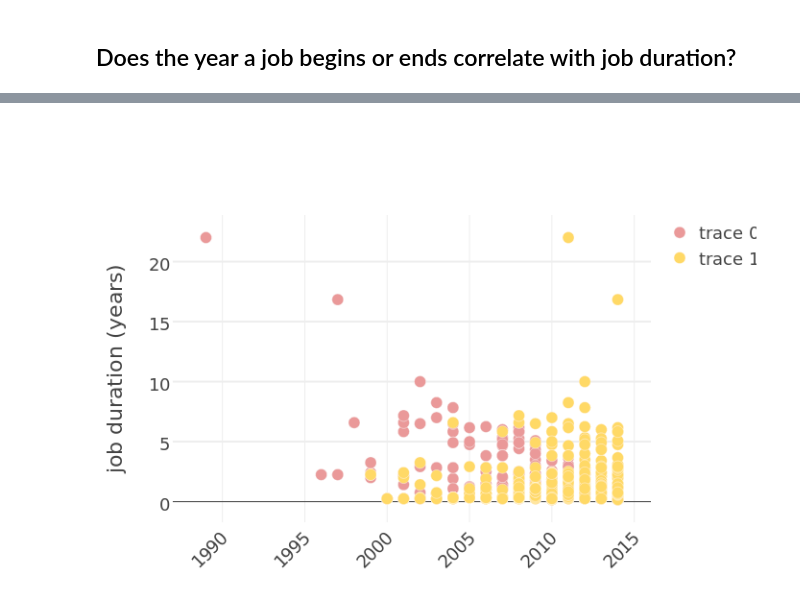
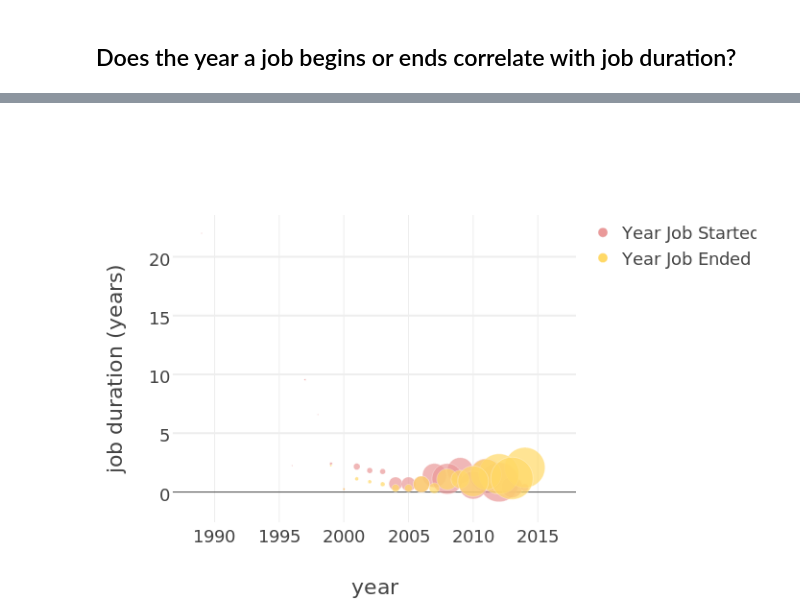
Before and after one commit to lchircus/developher_hackathon2014, a Jupyter notebook: inSights into LinkedIn by iSightful.ipynb, the cells around one changed output, grey strips where cells are left out. Cells and saved outputs as stored; diff of their text form; code cells hidden in the pictures.

Commit message:
updates to scatter to bubble plot

```diff
--- a/inSights into LinkedIn by iSightful.ipynb
+++ b/inSights into LinkedIn by iSightful.ipynb
@@ -385,3 +385,11 @@ jobs.head()
 | 5 | Interactive Design Intern | remind101 | July 2012 | September 2012 | 3 months | San Francisco Bay Area | 0.250000 | Intern | CA | ... |
 | 6 | Junior Designer | The Shotwell Company | September 2011 | July 2012 | 11 months | San Francisco Bay Area | 0.916667 | Designer | CA | ... |
 | 7 | Marketing and Print Intern | Club One | September 2011 | December 2011 | 4 months | San Francisco Bay Area | 0.333333 | Intern | CA | ... |
+# %%
+startYearGroups = jobs.groupby('startYear')
+summaryTableS = startYearGroups['Duration_yr'].agg([np.sum, np.mean, np.std, np.median, len]).sort('median', ascending=False)
+print summaryTableS
+
+endYearGroups = jobs.groupby('endYear')
+summaryTableE = endYearGroups['Duration_yr'].agg([np.sum, np.mean, np.std, np.median, len]).sort('median', ascending=False)
+print summaryTableE
@@ -388,13 +414,12 @@ jobs.head()
 # %%
-# make bubble plot with plotly
-
 trace1 = Scatter(
-    x=numpy.array(jobs['startYear']),
-    y=numpy.array(jobs['Duration_yr']),
+    x = pandas.unique(summaryTableS.index.ravel()).tolist(),
+    y = numpy.array(summaryTableS['median']),
     mode='markers',
+    name='Year Job Started',
     marker=Marker(
         color='rgb(234, 153, 153)',
-        size=12,
+        size =  numpy.array(summaryTableS['len']),
         line=Line(
             color='white',
             width=0.5
@@ -402,41 +427,40 @@ trace1 = Scatter(
     )
 )
 trace2 = Scatter(
-    x=numpy.array(jobs['endYear']),
-    y=numpy.array(jobs['Duration_yr']),
+    x = pandas.unique(summaryTableE.index.ravel()).tolist(),
+    y = numpy.array(summaryTableE['median']),
+    name='Year Job Ended',
     mode='markers',
     marker=Marker(
         color='rgb(255, 217, 102)',
-        size=12,
+        size =  numpy.array(summaryTableE['len']),
         line=Line(
             color='white',
             width=0.5
         )
     )
 )
 
 layout = Layout(
     font=Font(
         family='Raleway, sans-serif',
         size=18,
     ),
     xaxis=XAxis(
-        tickangle=-45
+        title='year'
     ),
     yaxis=YAxis(
         title='job duration (years)',
         #zeroline=False,
         gridwidth=2
     ),
 )
-
-
 plotdata = Data([trace1, trace2])
 
 # Make figure object
 fig = Figure(data=plotdata, layout=layout)
 
 # (@) Send to Plotly and show plot in notebook
 py.iplot(fig)
 # %% [output]
-[figure, old version]
+[figure, new version]
```
Also changed, not shown: parts of 1 cell of this notebook.
